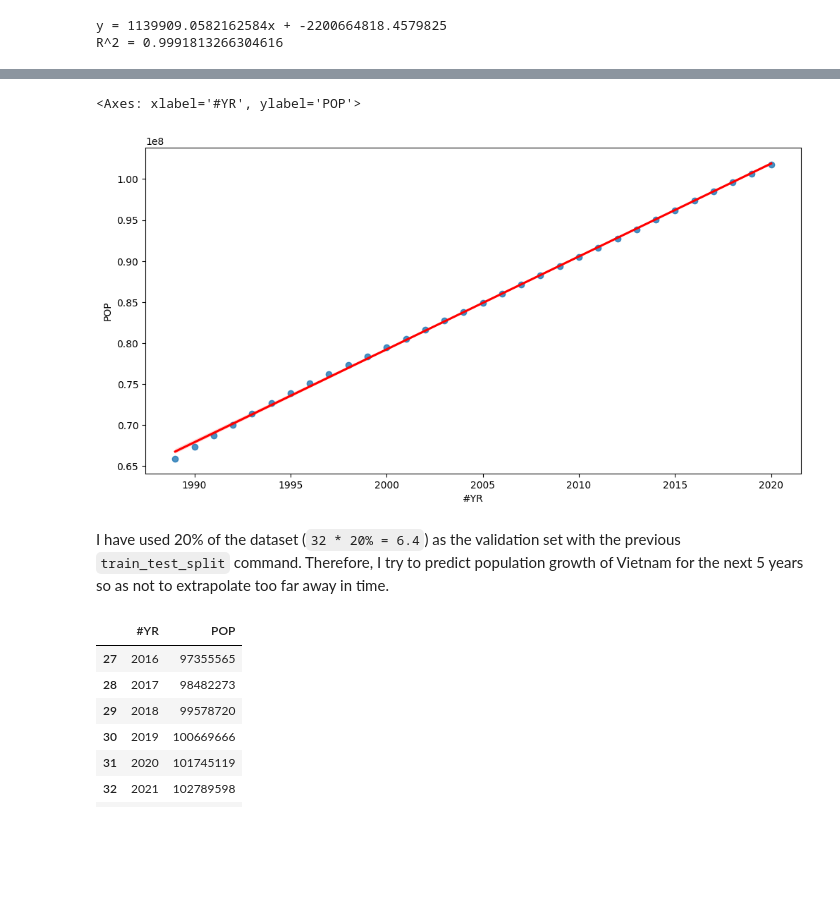
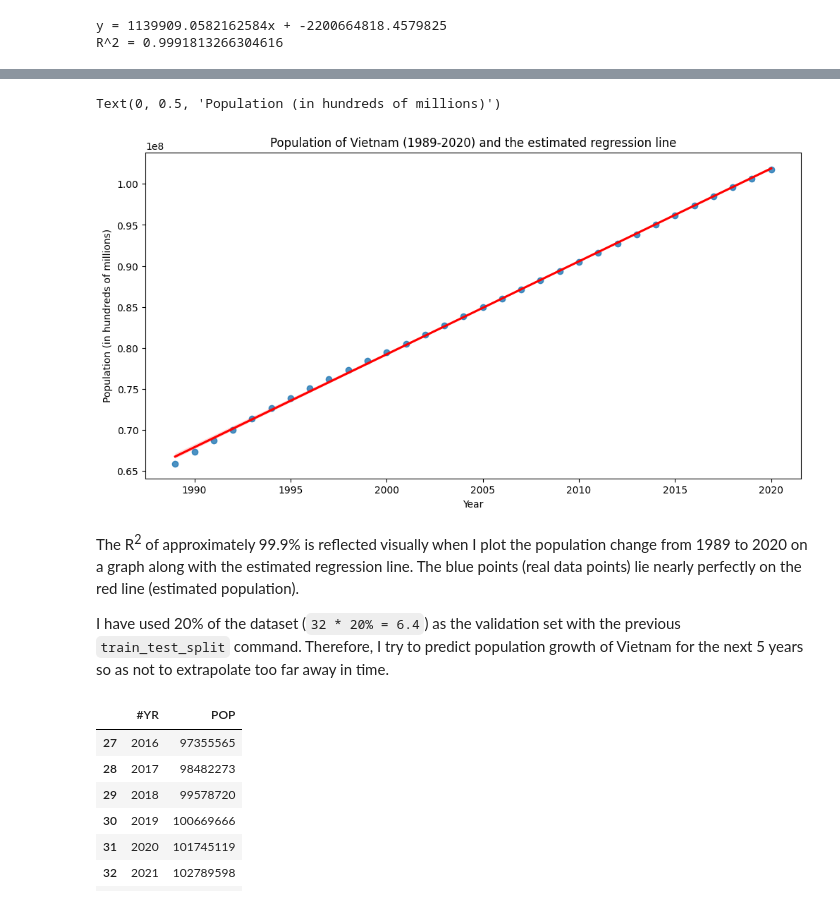
Before and after one commit to thaianle/international-database, a Jupyter notebook: idbsingleyear-python.ipynb, the cells around one changed output, grey strips where cells are left out. Cells and saved outputs as stored; diff of their text form; code cells hidden in the pictures; blank space fills up the shorter version.

````diff
--- a/idbsingleyear-python.ipynb
+++ b/idbsingleyear-python.ipynb
@@ -630,11 +636,16 @@ R^2 = 0.9991813266304616
 # %%
 # Plot the regression line
 plt.figure(figsize = (12, 6))
 sns.regplot(data = vn_pop_present, x = '#YR', y = 'POP', line_kws = {'color': 'red'}) # line_kws to customize appearance of regression line
+plt.title('Population of Vietnam (1989-2020) and the estimated regression line')
+plt.xlabel('Year')
+plt.ylabel('Population (in hundreds of millions)')
 # %% [output]
-<Axes: xlabel='#YR', ylabel='POP'>
+Text(0, 0.5, 'Population (in hundreds of millions)')
-[figure, old version]
+[figure, new version]
 # %% [markdown]
+The R<sup>2</sup> of approximately 99.9% is reflected visually when I plot the population change from 1989 to 2020 on a graph along with the estimated regression line. The blue points (real data points) lie nearly perfectly on the red line (estimated population).
+
 I have used 20% of the dataset (```32 * 20% = 6.4```) as the validation set with the previous ```train_test_split``` command. Therefore, I try to predict population growth of Vietnam for the next 5 years so as not to extrapolate too far away in time.
 # %%
 # Show the data to 2025
````
Also changed, not shown: parts of 7 cells of this notebook.
